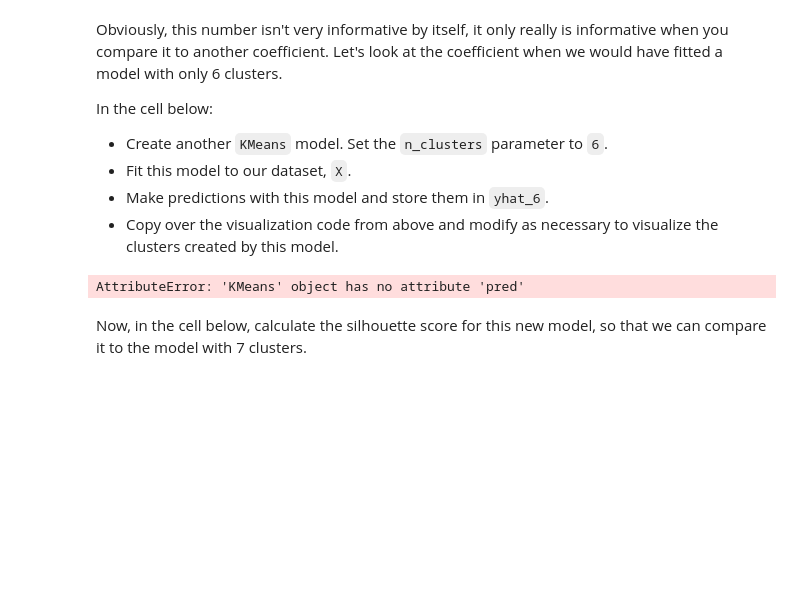
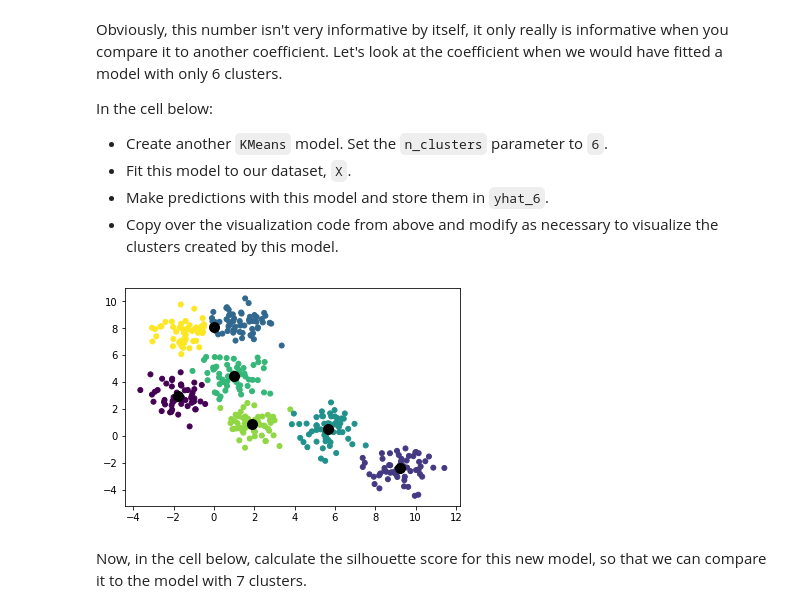
Before and after one commit to max-miller/ds-k-means-clustering-lab-nyc-ds-career-042219, a Jupyter notebook: index.ipynb, the cells around one changed output. Saved outputs shown, nothing was run; the diff lists cells and outputs as text; code cells hidden in the pictures; blank space fills up the shorter version.

```diff
--- a/index.ipynb
+++ b/index.ipynb
@@ -117,15 +117,15 @@ In the cell below:
 # %%
 k_means_6 = KMeans(n_clusters=6)
 # Don't forget to fit this model, too!
 k_means_6.fit(X)
-yhat_6 = k_means_6.pred(X)
+yhat_6 = k_means_6.predict(X)
 
 # Import and modify the visualization code below this line!
 plt.scatter(X[:, 0], X[:, 1], c = y_hat, s = 25)
 cl_centers_6 = k_means_6.cluster_centers_
 plt.scatter(cl_centers_6[:, 0], cl_centers_6[:, 1], c='black', s=100);
 # %% [output]
-AttributeError: 'KMeans' object has no attribute 'pred'
+[figure, added]
 # %% [markdown]
 Now, in the cell below, calculate the silhouette score for this new model, so that we can compare it to the model with 7 clusters.
 # %%
```
Also changed, not shown: parts of 1 cell of this notebook.
